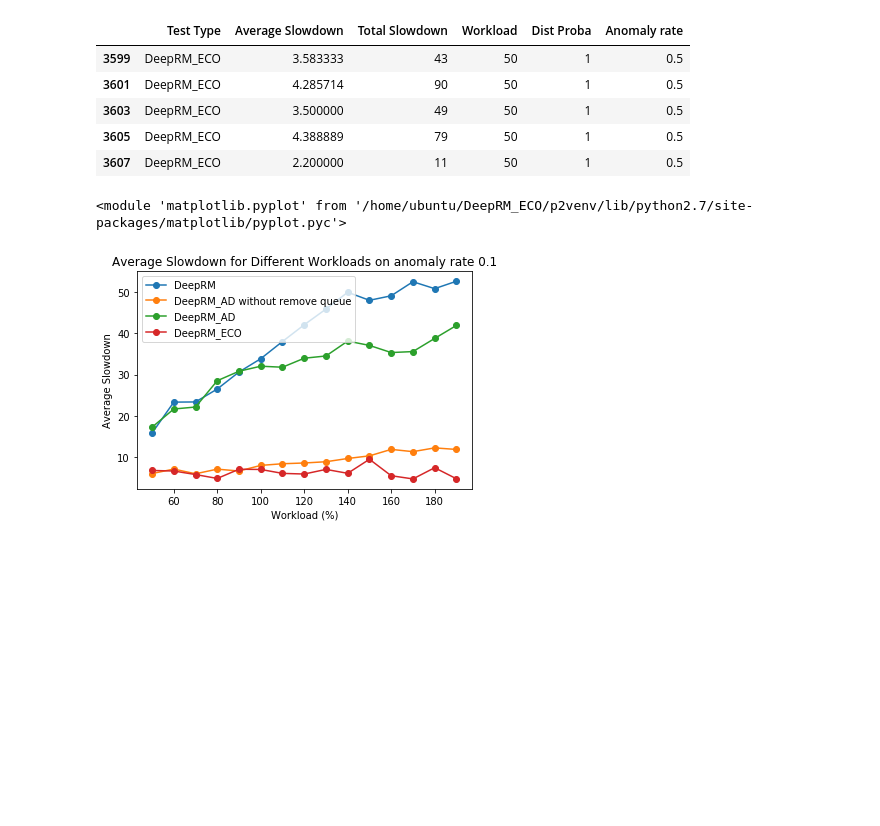
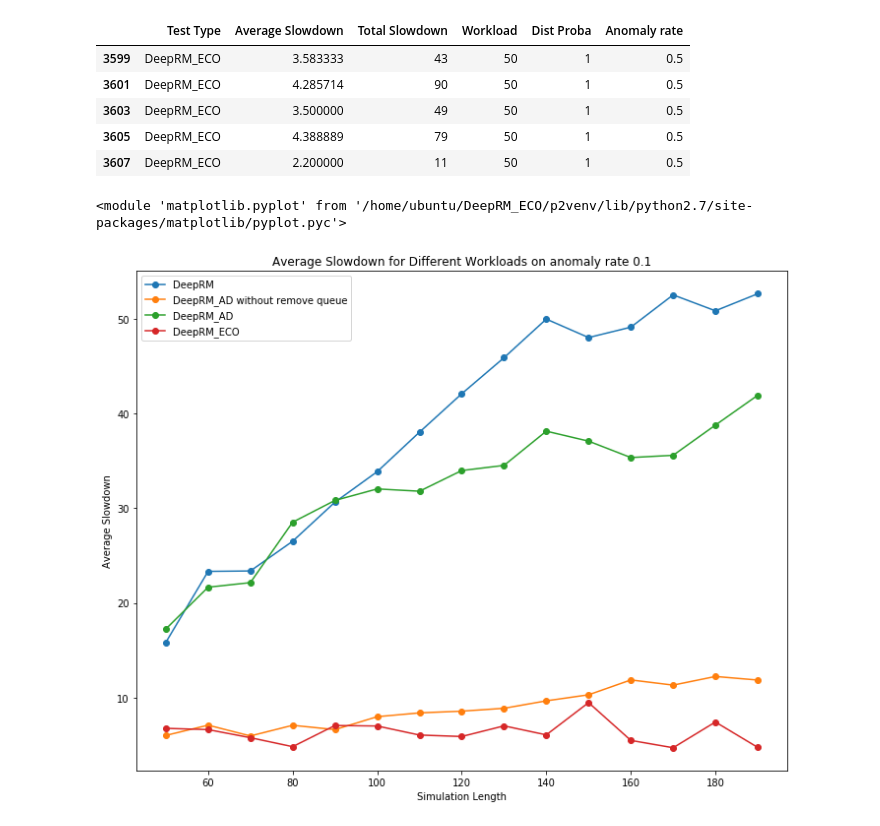
Before and after one commit to Jinobey/DeepRM_2, a Jupyter notebook: results_slowdown/slowdownplot.ipynb, the cells around one changed output. Cells and saved outputs as stored; diff of their text form; code cells hidden in the pictures; blank space fills up the shorter version.

```diff
--- a/results_slowdown/slowdownplot.ipynb
+++ b/results_slowdown/slowdownplot.ipynb
@@ -452,33 +452,35 @@ import matplotlib.pyplot as plt
 
 
 workloads1 = df_ad_05['Workload'].unique()
 workloads1.sort()
 average_slowdowns1 = [df_ad_05[df_ad_05['Workload'] == workload]['Average Slowdown'].mean() for workload in workloads1]
 
 workloads2 = df_ad_nr_05['Workload'].unique()
 workloads2.sort()
 average_slowdowns2 = [df_ad_nr_05[df_ad_nr_05['Workload'] == workload]['Average Slowdown'].mean() for workload in workloads2]
 
 workloads3 = df_ad_ad_05['Workload'].unique()
 workloads3.sort()
 average_slowdowns3 = [df_ad_ad_05[df_ad_ad_05['Workload'] == workload]['Average Slowdown'].mean() for workload in workloads3]
 
 workloads4 = df_ad_eco_05['Workload'].unique()
 workloads4.sort()
 average_slowdowns4 = [df_ad_eco_05[df_ad_eco_05['Workload'] == workload]['Average Slowdown'].mean() for workload in workloads4]
 
-
+plt.figure(figsize=(10, 8))
 
 plt.plot(workloads1, average_slowdowns1, 'o-', label='DeepRM')
 plt.plot(workloads2, average_slowdowns2, 'o-', label='DeepRM_AD without remove queue')
 plt.plot(workloads3, average_slowdowns3, 'o-', label='DeepRM_AD')
 plt.plot(workloads4, average_slowdowns4, 'o-', label='DeepRM_ECO')
 
 plt.title('Average Slowdown for Different Workloads on anomaly rate 0.1')
-plt.xlabel('Workload (%)')
+plt.xlabel('Simulation Length')
 plt.ylabel('Average Slowdown')
+
+plt.tight_layout()
 plt.legend()
 plt
 # %% [output]
 <module 'matplotlib.pyplot' from '/home/ubuntu/DeepRM_ECO/p2venv/lib/python2.7/site-packages/matplotlib/pyplot.pyc'>
-[figure, old version]
+[figure, new version]
```
Also changed, not shown: parts of 5 cells of this notebook.
